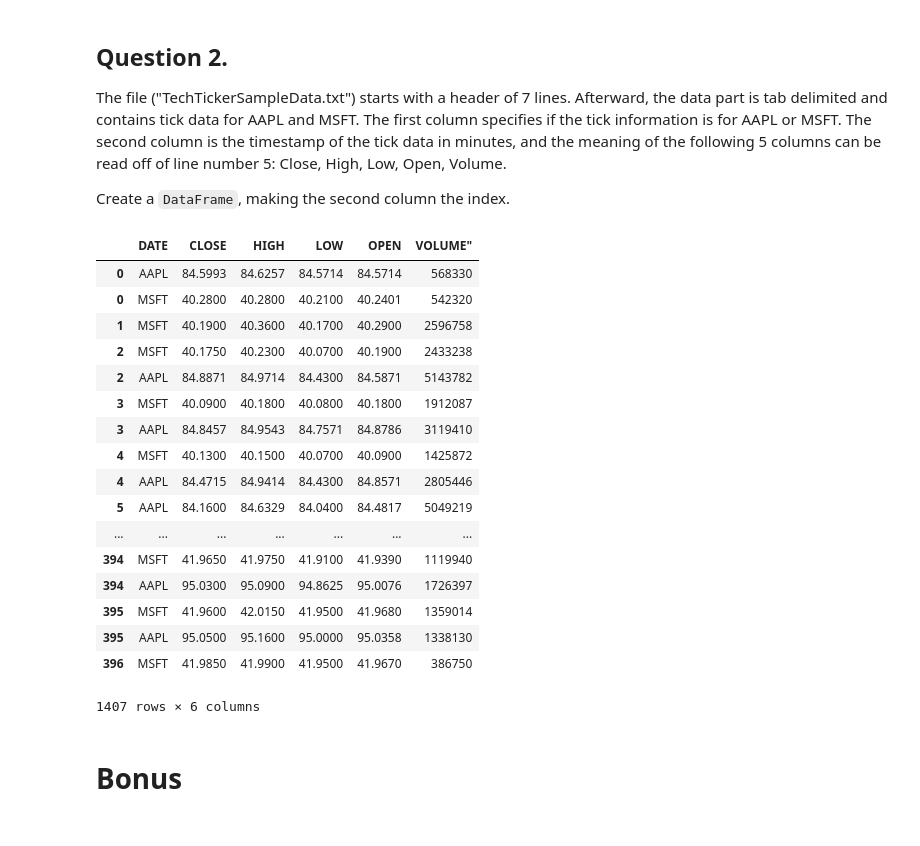
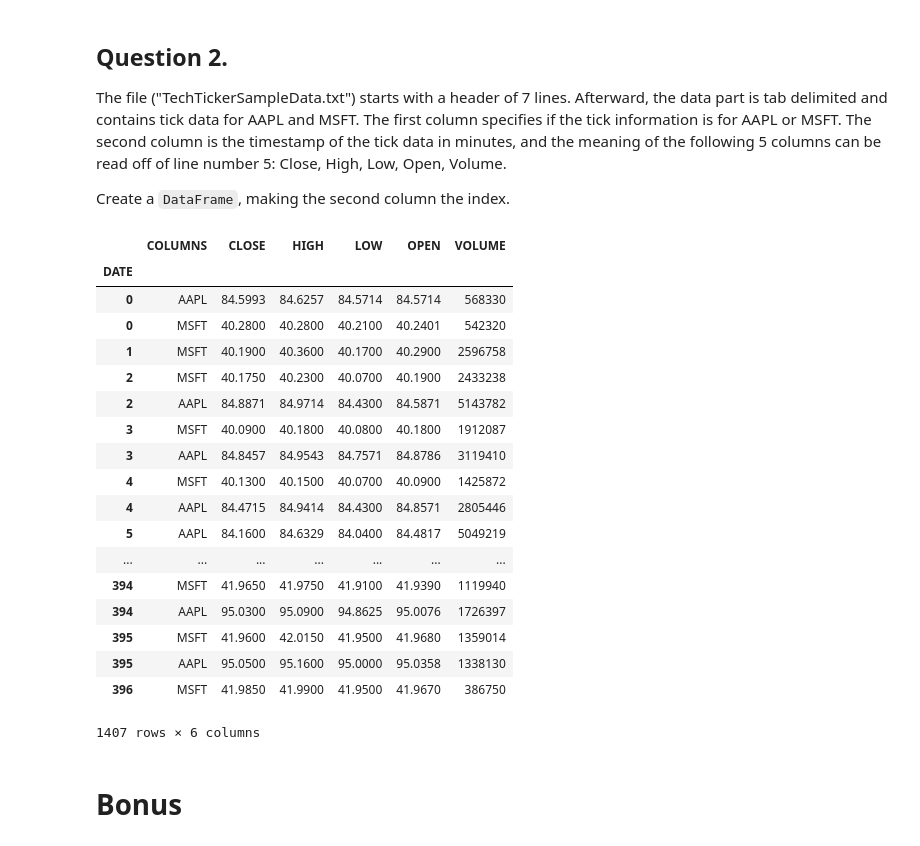
Before and after one commit to marikamurphy/pythonExercises1, a Jupyter notebook: pandas/io/io.ipynb, the cells around one changed output. Saved outputs shown, nothing was run; the diff lists cells and outputs as text; code cells hidden in the pictures.

```diff
--- a/pandas/io/io.ipynb
+++ b/pandas/io/io.ipynb
@@ -68,13 +71,14 @@ Create a `DataFrame`, making the second column the index.
 # %%
 import pandas as pd
 import re
 with open("TechTickerSampleData.txt") as fp:
     col_names=fp.readlines()[4].strip()
-    col_names=re.split("[=,]+",col_names)[1:]
+    col_names=re.split("[\"=,]+",col_names)[1:8]
 
 pd.read_table("TechTickerSampleData.txt", sep="\t", skiprows=7, names=col_names,index_col=1)
 # %% [output]
-|  | DATE | CLOSE | HIGH | LOW | OPEN | VOLUME" |
+|  | COLUMNS | CLOSE | HIGH | LOW | OPEN | VOLUME |
+| DATE |  |  |  |  |  |  |
 | 0 | AAPL | 84.5993 | 84.6257 | 84.5714 | 84.5714 | 568330 |
 | 0 | MSFT | 40.2800 | 40.2800 | 40.2100 | 40.2401 | 542320 |
 | 1 | MSFT | 40.1900 | 40.3600 | 40.1700 | 40.2900 | 2596758 |
```
Also changed, not shown: parts of 3 cells of this notebook.
